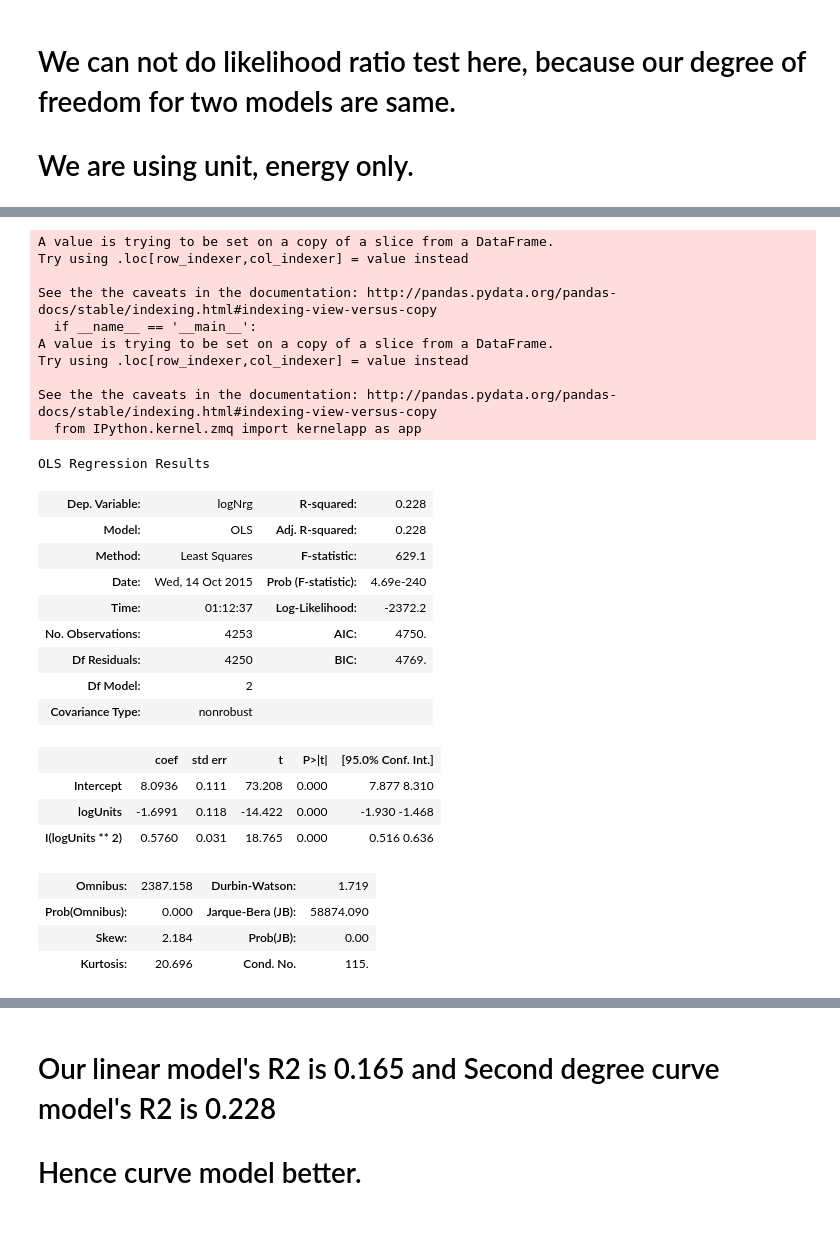
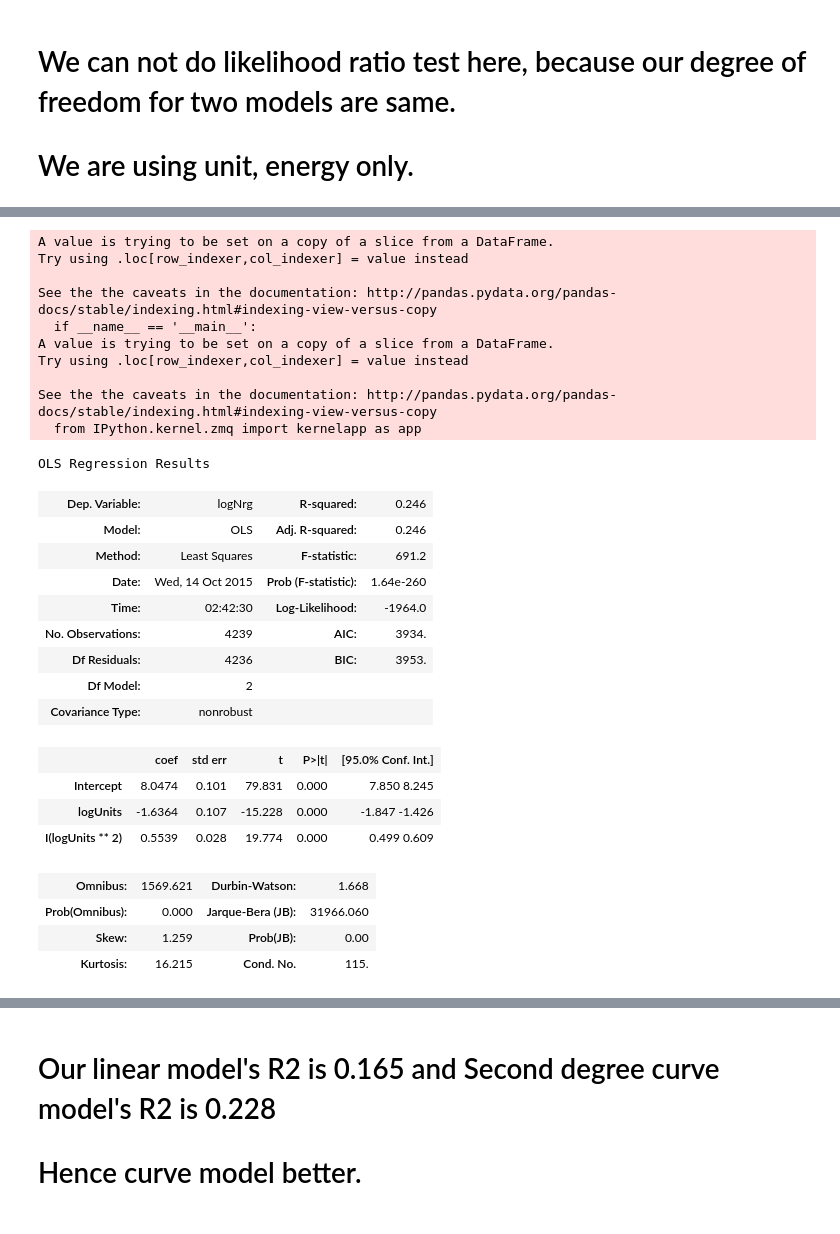
Before and after one commit to bilguun/PUI2015_BTURBOLI, a Jupyter notebook: HW5/building_nrg_bt1085.ipynb, the cells around one changed output, grey strips where cells are left out. Saved outputs shown, nothing was run; the diff lists cells and outputs as text; code cells hidden in the pictures.

```diff
--- a/HW5/building_nrg_bt1085.ipynb
+++ b/HW5/building_nrg_bt1085.ipynb
@@ -253,39 +255,39 @@ pl.ylabel('Building Energy Consumption')
 # %%
 bblnrg_cut['logUnits'] = bblnrg_cut['UnitsTotal'].apply(log10)
 bblnrg_cut['logNrg'] = bblnrg_cut['totalNrg'].apply(log10)
 
-model4 = smf.ols(formula='logNrg ~ logUnits + I(logUnits**2)', data = bblnrg_log)
+model4 = smf.ols(formula='logNrg ~ logUnits + I(logUnits**2)', data = bblnrg_cut)
 fit4 = model4.fit()
 fit4.summary()
 # %% [output]
 A value is trying to be set on a copy of a slice from a DataFrame.
 Try using .loc[row_indexer,col_indexer] = value instead
 
 See the the caveats in the documentation: http://pandas.pydata.org/pandas-docs/stable/indexing.html#indexing-view-versus-copy
   if __name__ == '__main__':
 A value is trying to be set on a copy of a slice from a DataFrame.
 Try using .loc[row_indexer,col_indexer] = value instead
 
 See the the caveats in the documentation: http://pandas.pydata.org/pandas-docs/stable/indexing.html#indexing-view-versus-copy
   from IPython.kernel.zmq import kernelapp as app
 OLS Regression Results
-| Dep. Variable: | logNrg | R-squared: | 0.228 |
-| Model: | OLS | Adj. R-squared: | 0.228 |
-| Method: | Least Squares | F-statistic: | 629.1 |
-| Date: | Wed, 14 Oct 2015 | Prob (F-statistic): | 4.69e-240 |
-| Time: | 01:12:37 | Log-Likelihood: | -2372.2 |
-| No. Observations: | 4253 | AIC: | 4750. |
-| Df Residuals: | 4250 | BIC: | 4769. |
+| Dep. Variable: | logNrg | R-squared: | 0.246 |
+| Model: | OLS | Adj. R-squared: | 0.246 |
+| Method: | Least Squares | F-statistic: | 691.2 |
+| Date: | Wed, 14 Oct 2015 | Prob (F-statistic): | 1.64e-260 |
+| Time: | 02:42:30 | Log-Likelihood: | -1964.0 |
+| No. Observations: | 4239 | AIC: | 3934. |
+| Df Residuals: | 4236 | BIC: | 3953. |
 | Df Model: | 2 |  |  |
 | Covariance Type: | nonrobust |  |  |
 |  | coef | std err | t | P>|t| | [95.0% Conf. Int.] |
-| Intercept | 8.0936 | 0.111 | 73.208 | 0.000 | 7.877 8.310 |
-| logUnits | -1.6991 | 0.118 | -14.422 | 0.000 | -1.930 -1.468 |
-| I(logUnits ** 2) | 0.5760 | 0.031 | 18.765 | 0.000 | 0.516 0.636 |
+| Intercept | 8.0474 | 0.101 | 79.831 | 0.000 | 7.850 8.245 |
+| logUnits | -1.6364 | 0.107 | -15.228 | 0.000 | -1.847 -1.426 |
+| I(logUnits ** 2) | 0.5539 | 0.028 | 19.774 | 0.000 | 0.499 0.609 |
-| Omnibus: | 2387.158 | Durbin-Watson: | 1.719 |
-| Prob(Omnibus): | 0.000 | Jarque-Bera (JB): | 58874.090 |
-| Skew: | 2.184 | Prob(JB): | 0.00 |
-| Kurtosis: | 20.696 | Cond. No. | 115. |
+| Omnibus: | 1569.621 | Durbin-Watson: | 1.668 |
+| Prob(Omnibus): | 0.000 | Jarque-Bera (JB): | 31966.060 |
+| Skew: | 1.259 | Prob(JB): | 0.00 |
+| Kurtosis: | 16.215 | Cond. No. | 115. |
 # %%
 b0 = fit4.params[0]
 b1 = fit4.params[1]
```
Also changed, not shown: parts of 8 cells of this notebook.
